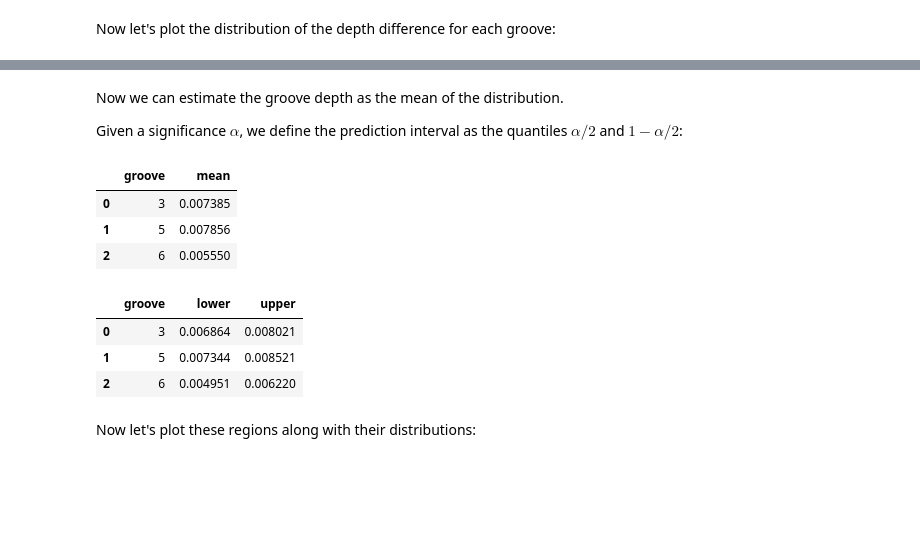
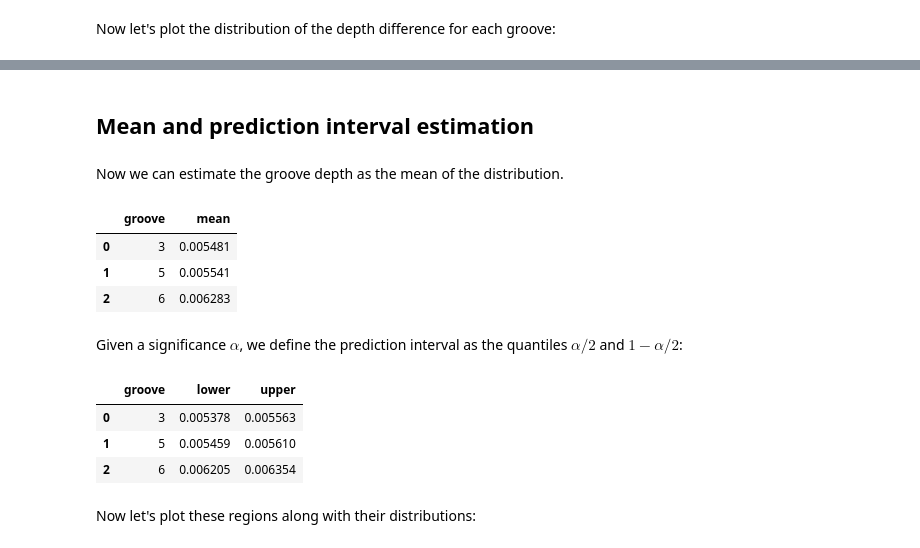
Before and after one commit to Fehzan0704/3D-versiom, a Jupyter notebook: 4-groove-depth.ipynb, the cells around one changed output, grey strips where cells are left out. Drawn from its saved outputs; the diff is of its cells as text; code cells hidden in the pictures; blank space fills up the shorter version.

```diff
--- a/4-groove-depth.ipynb
+++ b/4-groove-depth.ipynb
@@ -144,44 +129,52 @@ diff_df
 # %% [markdown]
 Now let's plot the distribution of the depth difference for each groove:
 # %%
+# Add difference to dataframe
+plot_df = diff_df
+plot_df["diff"] = diff_df["upper"] - diff_df["lower"]
+plot_df = plot_df.drop(columns=["upper", "lower"])
+
+# Plot the difference distributions
 plt.title("Groove depth difference distribution")
-sns.histplot(data=diff_df, x="diff", bins=100, hue="groove", kde=True)
+sns.histplot(data=plot_df, x="diff", bins=100, hue="groove", kde=True)
 plt.xlabel("Depth difference (mm)")
 plt.show()
 # %% [output]
 [drawing not drawn]
+# %% [markdown]
+## Mean and prediction interval estimation
+# %% [markdown]
+Now we can estimate the groove depth as the mean of the distribution.
+# %%
+# Get the mean per goove
+mean_df = plot_df.rename(columns={"diff": "mean"}).groupby("groove", as_index=False).mean()
+mean_df
+# %% [output]
+|  | groove | mean |
+| 0 | 3 | 0.005481 |
+| 1 | 5 | 0.005541 |
+| 2 | 6 | 0.006283 |
 # %% [markdown]
-Now we can estimate the groove depth as the mean of the distribution.
-
 Given a significance $\alpha$, we define the prediction interval as the quantiles $\alpha/2$ and $1 - \alpha/2$:
-# %%
-# Get the mean per goove
-mean_df = diff_df.rename(columns={"diff": "mean"}).groupby("groove", as_index=False).mean()
-mean_df
-# %% [output]
-|  | groove | mean |
-| 0 | 3 | 0.007385 |
-| 1 | 5 | 0.007856 |
-| 2 | 6 | 0.005550 |
 # %%
 # Define significance
 significance = 0.05
 
-# Get the prediction quantiles
-interval_df = diff_df.rename(columns={"diff": "lower"})
+# Define interval dataframe
+interval_df = plot_df.rename(columns={"diff": "lower"})
 interval_df["upper"] = interval_df["lower"]
 
 # Get the quantiles
 interval_df = interval_df.groupby("groove", as_index=False).agg({
     "lower": lambda x: np.quantile(x, significance/2),
     "upper": lambda x: np.quantile(x, 1-significance/2)
 })
 interval_df
 # %% [output]
 |  | groove | lower | upper |
-| 0 | 3 | 0.006864 | 0.008021 |
-| 1 | 5 | 0.007344 | 0.008521 |
-| 2 | 6 | 0.004951 | 0.006220 |
+| 0 | 3 | 0.005378 | 0.005563 |
+| 1 | 5 | 0.005459 | 0.005610 |
+| 2 | 6 | 0.006205 | 0.006354 |
 # %% [markdown]
 Now let's plot these regions along with their distributions:
 # %%
```
Also changed, not shown: parts of 7 cells of this notebook, 2 other files.
